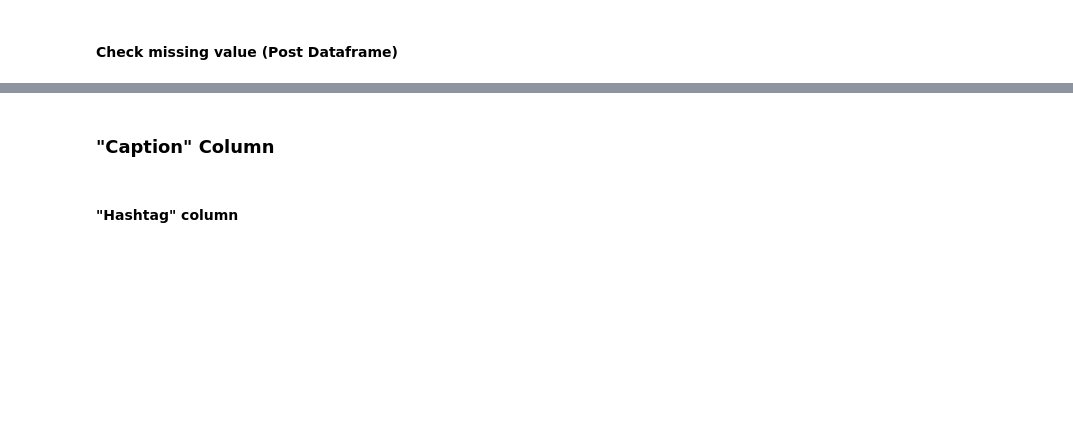
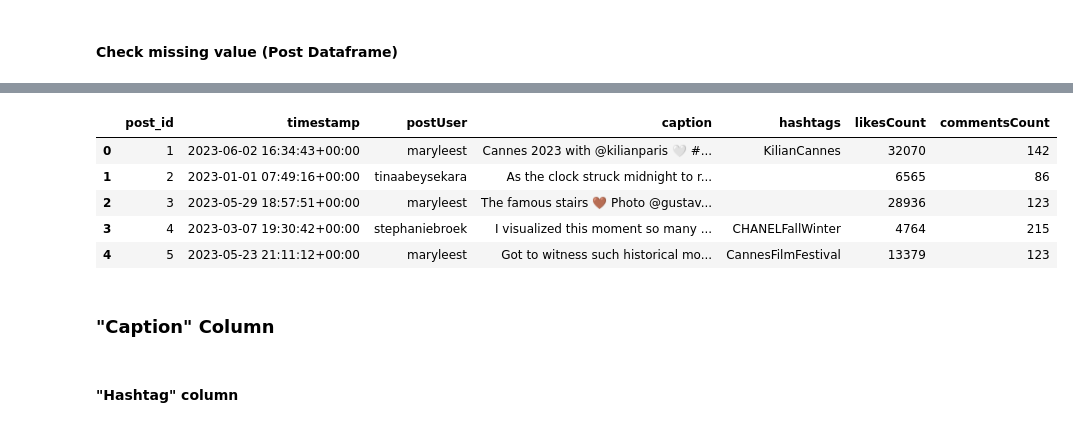
Before and after one commit to 23092003e/A-Fashion-Recommendation-System-via-Sequence-Mining-on-Social-Media-, a Jupyter notebook: notebooks/data_preprocess.ipynb, the cells around one changed output, grey strips where cells are left out. Saved outputs shown, nothing was run; the diff lists cells and outputs as text; code cells hidden in the pictures; blank space fills up the shorter version.

```diff
--- a/notebooks/data_preprocess.ipynb
+++ b/notebooks/data_preprocess.ipynb
@@ -118,4 +117,5 @@ posts_df_sorted.head(5)
 # %%
 # Type of each column
+df['timestamp'] = pd.to_datetime(df['timestamp'])
 df.dtypes
 # %% [output]
@@ -129,4 +129,13 @@ commentsCount     int64
 dtype: object
+# %%
+df.head()
+# %% [output]
+|  | post_id | timestamp | postUser | caption | hashtags | likesCount | commentsCount |
+| 0 | 1 | 2023-06-02 16:34:43+00:00 | maryleest | Cannes 2023 with @kilianparis 🤍 #... | KilianCannes | 32070 | 142 |
+| 1 | 2 | 2023-01-01 07:49:16+00:00 | tinaabeysekara | As the clock struck midnight to r... |  | 6565 | 86 |
+| 2 | 3 | 2023-05-29 18:57:51+00:00 | maryleest | The famous stairs 🤎 Photo @gustav... |  | 28936 | 123 |
+| 3 | 4 | 2023-03-07 19:30:42+00:00 | stephaniebroek | I visualized this moment so many ... | CHANELFallWinter | 4764 | 215 |
+| 4 | 5 | 2023-05-23 21:11:12+00:00 | maryleest | Got to witness such historical mo... | CannesFilmFestival | 13379 | 123 |
 # %% [markdown]
 ### "Caption" Column
 # %%
```
Also changed, not shown: parts of 8 cells of this notebook, 2 other files.
